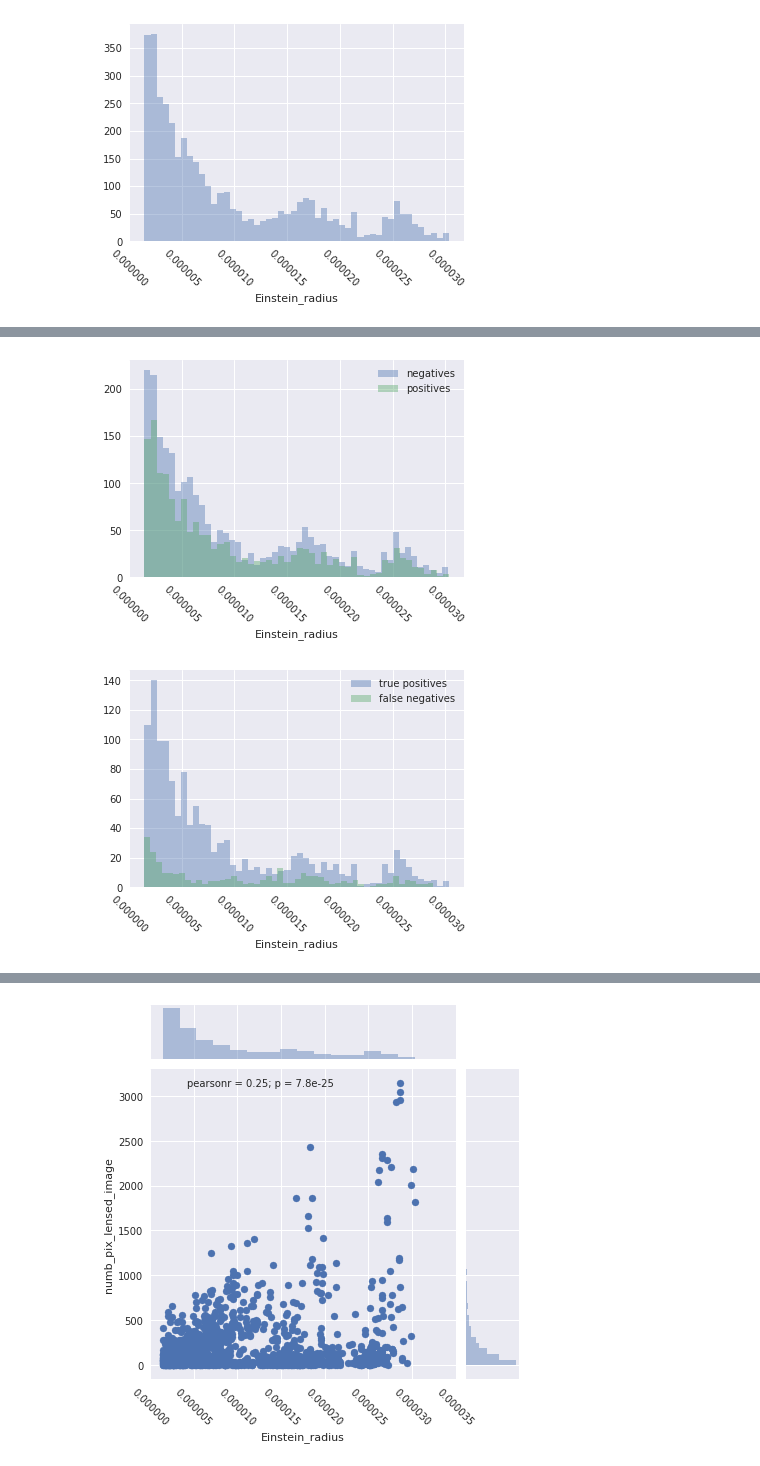
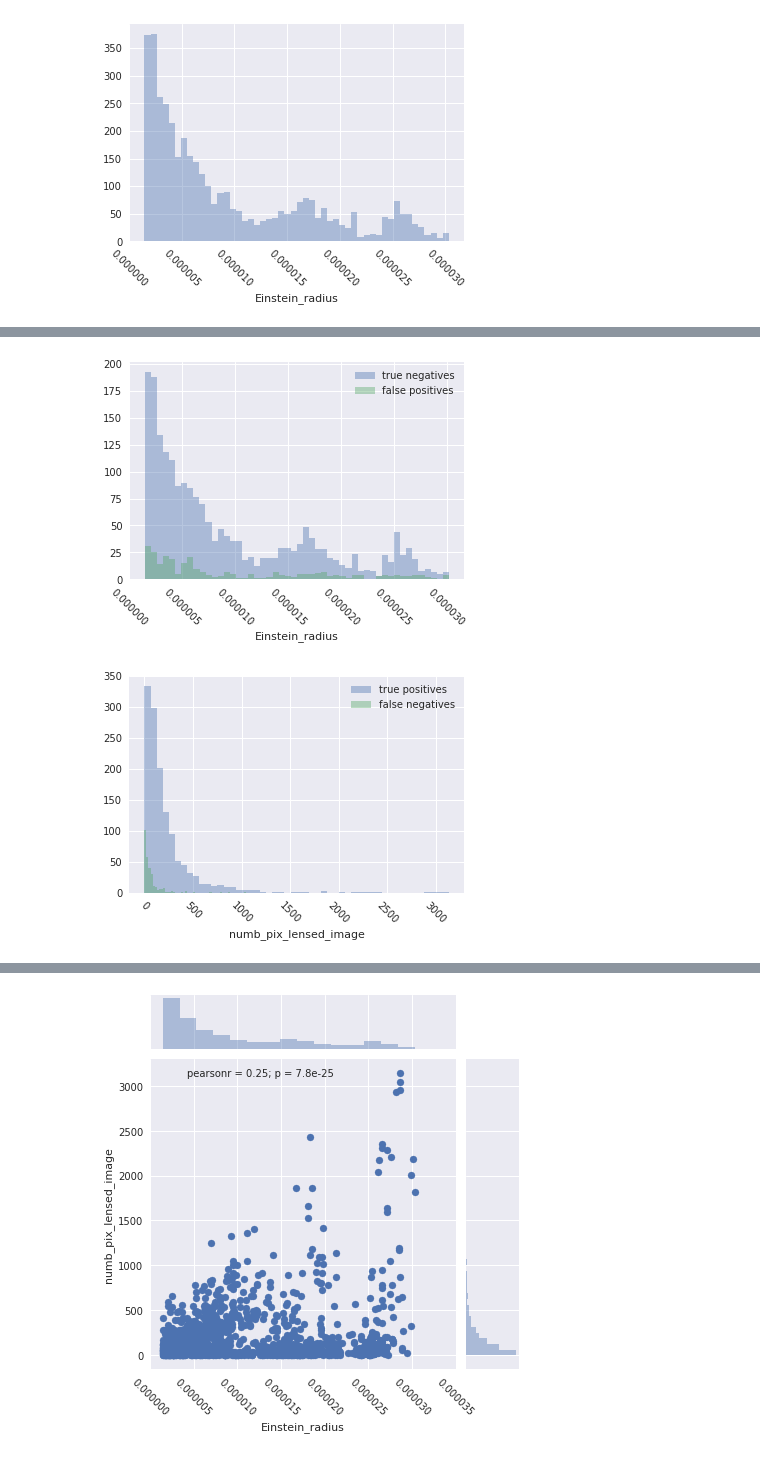
Before and after one commit to agoila/strong-lenses, a Jupyter notebook: Parameter Study.ipynb, the cells around one changed output, grey strips where cells are left out. Saved outputs shown, nothing was run; the diff lists cells and outputs as text; code cells hidden in the pictures.

```diff
--- a/Parameter Study.ipynb
+++ b/Parameter Study.ipynb
@@ -145,7 +122,7 @@ test_params.head()
 # %%
 Einstein_radius = np.sqrt(test_params.Einstein_area / (np.pi))
 # %%
-test_params['Einstein_radius'] = Einstein_radius
+test_params.insert(4, 'Einstein_radius', Einstein_radius)
 # %%
 test_params.head()
 # %% [output]
@@ -168,0 +146,13 @@ test_params.head()
+# %%
+class_type = np.array([' ']*4000).astype(list)
+for i in range(len(test_params)):
+    if test_params.is_lens[i] == 1 and test_params.is_lens_preds[i] == 1:
+        class_type[i] = 'tp'
+    elif test_params.is_lens[i] == 0 and test_params.is_lens_preds[i] == 0:
+        class_type[i] = 'tn'
+    elif test_params.is_lens[i] == 1 and test_params.is_lens_preds[i] == 0:
+        class_type[i] = 'fn'
+    elif test_params.is_lens[i] == 0 and test_params.is_lens_preds[i] == 1:
+        class_type[i] = 'fp'
+# %%
+test_params.insert(3, 'class_type', class_type)
@@ -202,14 +206,14 @@ plt.xticks(rotation=-45);
 # %%
-sns.distplot(negatives.Einstein_radius, kde=False, bins=50)
-sns.distplot(positives.Einstein_radius, kde=False, bins=50)
-plt.legend(['negatives', 'positives'])
+sns.distplot(test_params.Einstein_radius[test_params.class_type == 'tn'], kde=False, bins=50)
+sns.distplot(test_params.Einstein_radius[test_params.class_type == 'fp'], kde=False, bins=50)
+plt.legend(['true negatives', 'false positives'])
 plt.xticks(rotation=-45);
 # %% [output]
-[figure, old version]
+[figure, new version]
 # %%
-sns.distplot(positives.Einstein_radius[positives.is_lens_preds==1], kde=False, bins=50)
-sns.distplot(positives.Einstein_radius[positives.is_lens_preds==0], kde=False, bins=50)
+sns.distplot(test_params.numb_pix_lensed_image[test_params.class_type == 'tp'], kde=False, bins=50)
+sns.distplot(test_params.numb_pix_lensed_image[test_params.class_type == 'fn'], kde=False, bins=50)
 plt.legend(['true positives', 'false negatives'])
 plt.xticks(rotation=-45);
 # %% [output]
-[figure, old version]
+[figure, new version]
```
Also changed, not shown: parts of 41 cells of this notebook, 1 other file.
